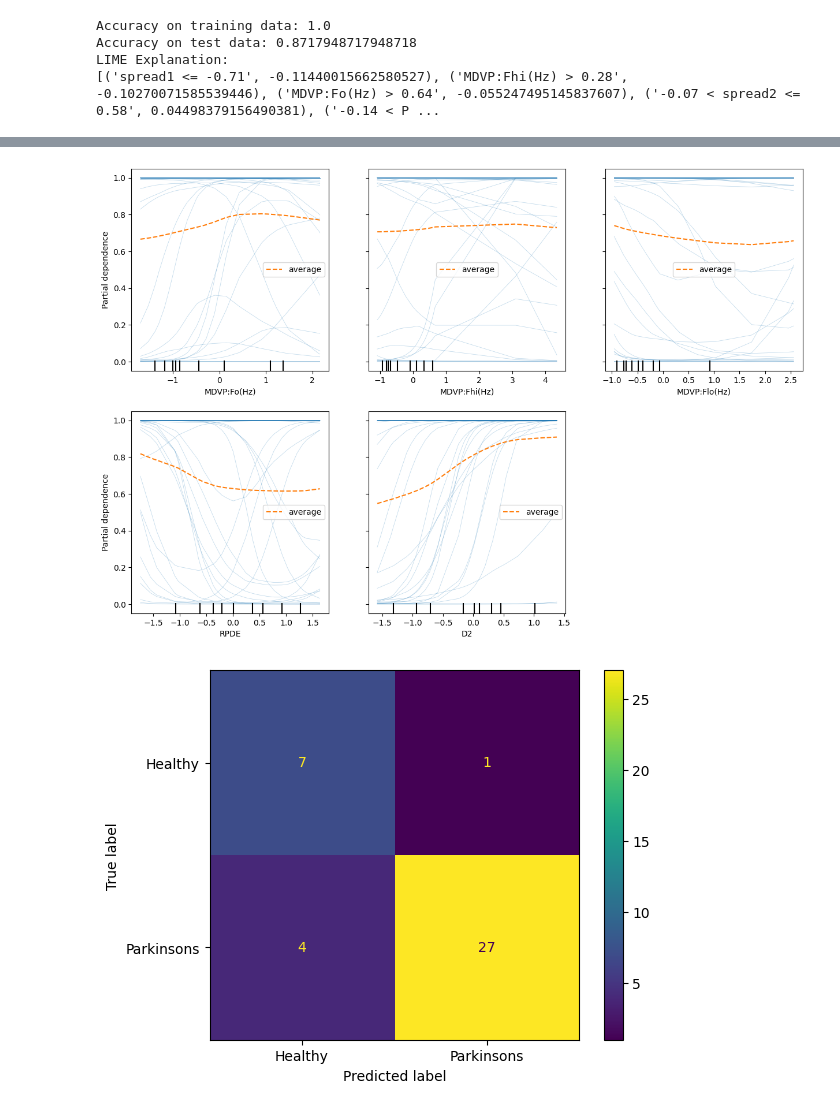
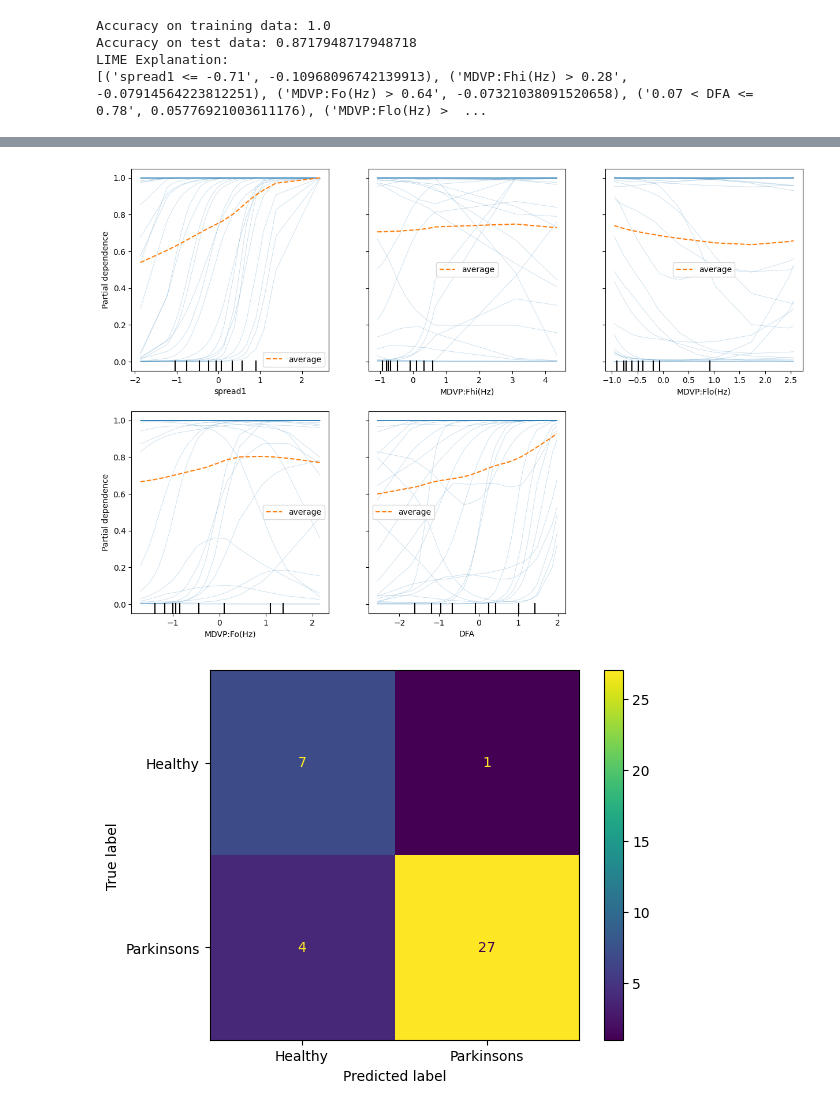
Before and after one commit to kramachandrashenoy/Miniproject, a Jupyter notebook: Final/parkinson_final.ipynb, the cells around one changed output, grey strips where cells are left out. Saved outputs shown, nothing was run; the diff lists cells and outputs as text; code cells hidden in the pictures.

```diff
--- a/Final/parkinson_final.ipynb
+++ b/Final/parkinson_final.ipynb
@@ -60,34 +60,34 @@ exp = explainer.explain_instance(input_data[0], mlp_classifier.predict_proba, nu
 
 print('LIME Explanation:')
 print(exp.as_list())
 exp.show_in_notebook()
 
 # PDP and ICE plots using sklearn.inspection
-features_to_plot = ['MDVP:Fo(Hz)', 'MDVP:Fhi(Hz)', 'MDVP:Flo(Hz)', 'RPDE', 'D2']
+features_to_plot = ['spread1','MDVP:Fhi(Hz)','MDVP:Flo(Hz)','MDVP:Fo(Hz)','DFA']
 
 # Plot PDP and ICE for selected features
 fig, ax = plt.subplots(figsize=(15, 10))
 display = PartialDependenceDisplay.from_estimator(
     mlp_classifier,
     X_test_scaled,
     features=features_to_plot,
     feature_names=X.columns,
     kind="both",  # plot both PDP and ICE
     ax=ax
 )
 plt.show()
 
 # Draw confusion matrix
 Y_pred = mlp_classifier.predict(X_test_scaled)
 cm = confusion_matrix(Y_test, Y_pred)
 disp = ConfusionMatrixDisplay(confusion_matrix=cm, display_labels=['Healthy', 'Parkinsons'])
 disp.plot()
 plt.show()
 # %% [output]
 Accuracy on training data: 1.0
 Accuracy on test data: 0.8717948717948718
 LIME Explanation:
-[('spread1 <= -0.71', -0.11440015662580527), ('MDVP:Fhi(Hz) > 0.28', -0.10270071585539446), ('MDVP:Fo(Hz) > 0.64', -0.055247495145837607), ('-0.07 < spread2 <= 0.58', 0.04498379156490381), ('-0.14 < P ...
+[('spread1 <= -0.71', -0.10968096742139913), ('MDVP:Fhi(Hz) > 0.28', -0.07914564223812251), ('MDVP:Fo(Hz) > 0.64', -0.07321038091520658), ('0.07 < DFA <= 0.78', 0.05776921003611176), ('MDVP:Flo(Hz) >  ...
 [interactive output not drawn]
-[figure, old version]
+[figure, new version]
 [figure]
```
